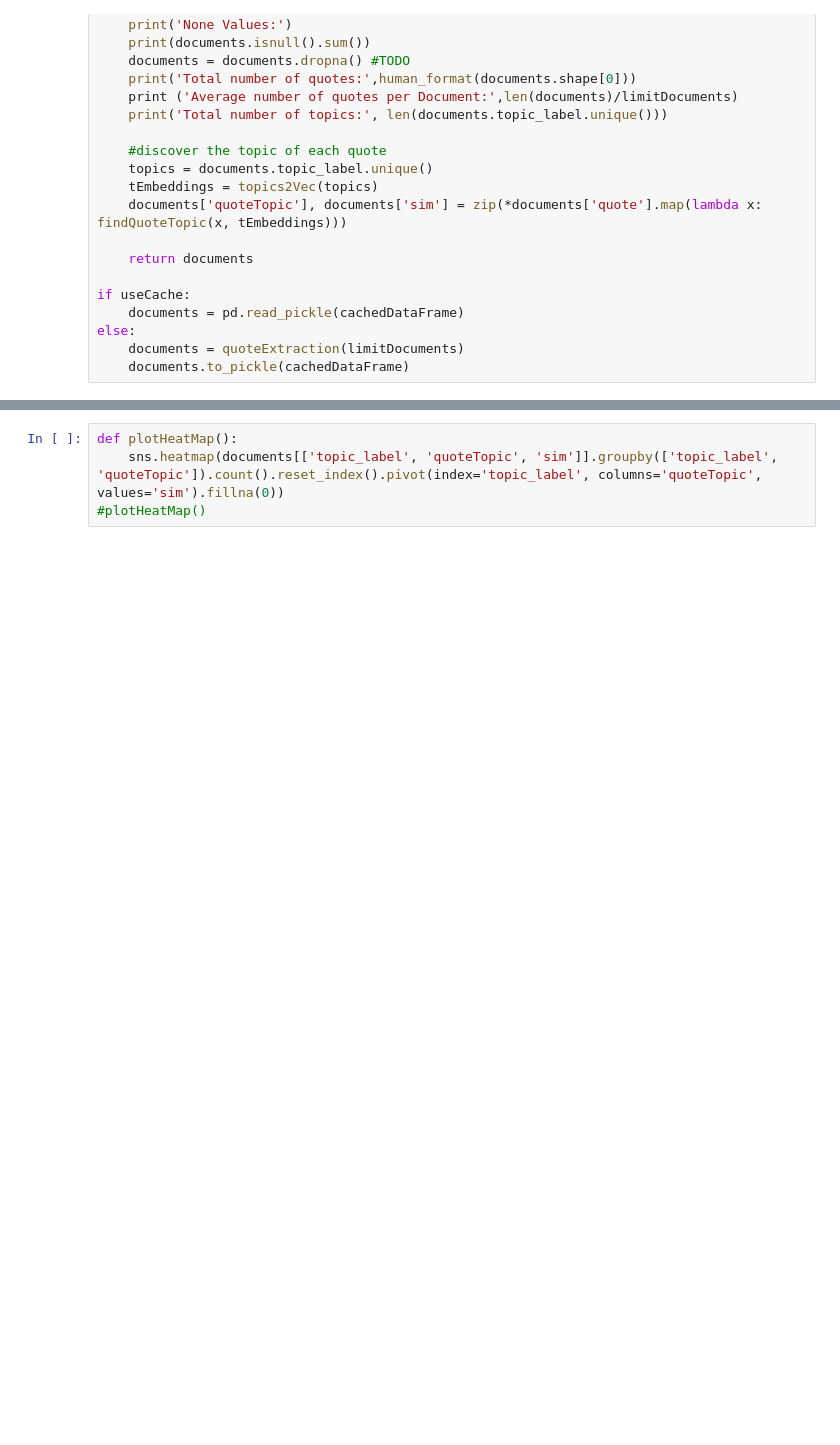
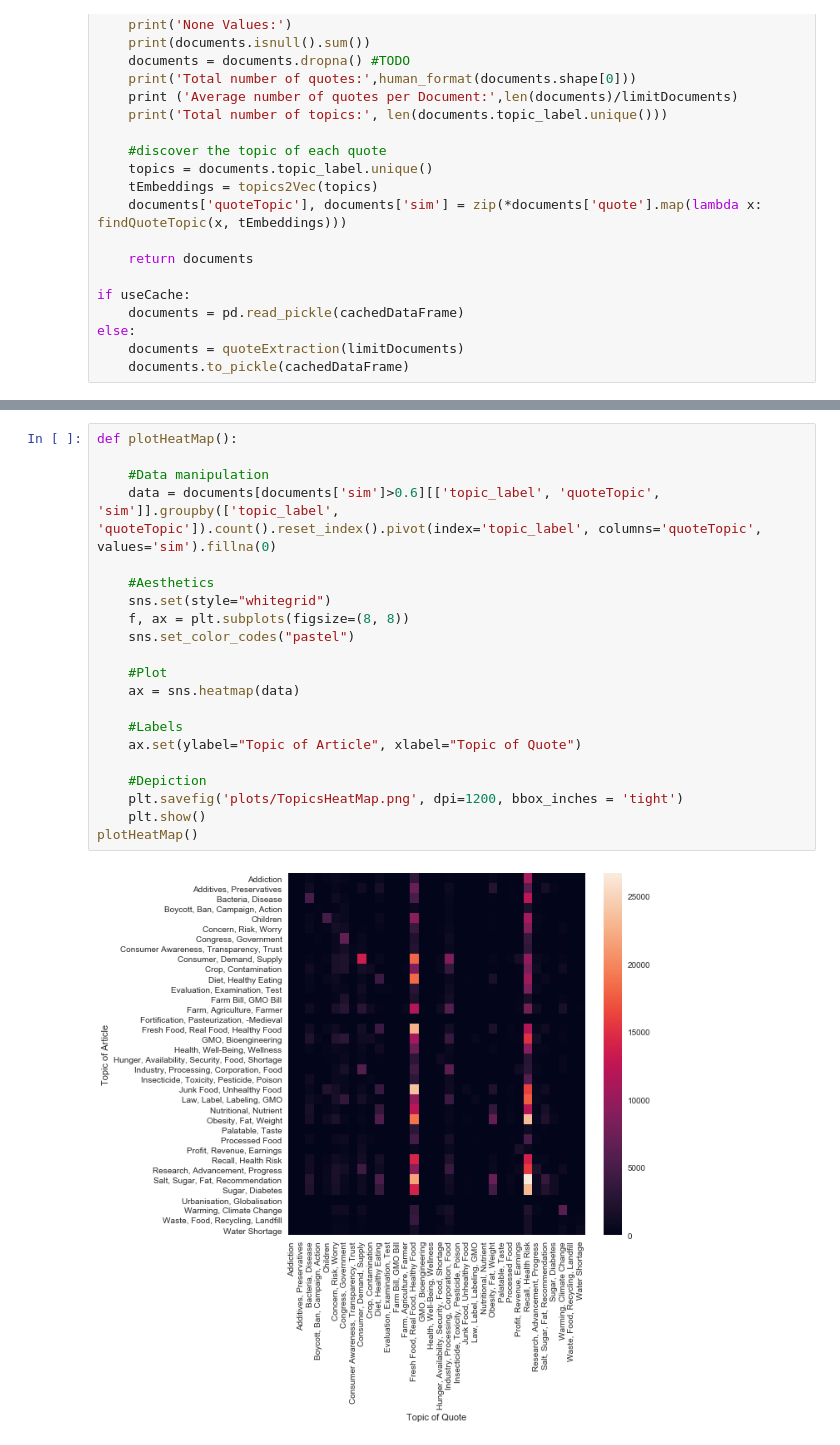
Before and after one commit to psmeros/SciLens, a Jupyter notebook: src/Quote Analysis.ipynb, the cells around one changed output, grey strips where cells are left out. Cells and saved outputs as stored; diff of their text form; blank space fills up the shorter version.

```diff
--- a/src/Quote Analysis.ipynb
+++ b/src/Quote Analysis.ipynb
@@ -91,4 +93,23 @@ def plotNumOfQuotes():
-# %%
-def plotHeatMap():
-    sns.heatmap(documents[['topic_label', 'quoteTopic', 'sim']].groupby(['topic_label', 'quoteTopic']).count().reset_index().pivot(index='topic_label', columns='quoteTopic', values='sim').fillna(0))
-#plotHeatMap()
+# %%
+def plotHeatMap():
+
+    #Data manipulation
+    data = documents[documents['sim']>0.6][['topic_label', 'quoteTopic', 'sim']].groupby(['topic_label', 'quoteTopic']).count().reset_index().pivot(index='topic_label', columns='quoteTopic', values='sim').fillna(0)
+
+    #Aesthetics
+    sns.set(style="whitegrid")
+    f, ax = plt.subplots(figsize=(8, 8))
+    sns.set_color_codes("pastel")
+
+    #Plot
+    ax = sns.heatmap(data)
+
+    #Labels
+    ax.set(ylabel="Topic of Article", xlabel="Topic of Quote")
+
+    #Depiction
+    plt.savefig('plots/TopicsHeatMap.png', dpi=1200, bbox_inches = 'tight')
+    plt.show()
+plotHeatMap()
+# %% [output]
+[figure, added]
```
Also changed, not shown: parts of 2 cells of this notebook, 1 other file.
